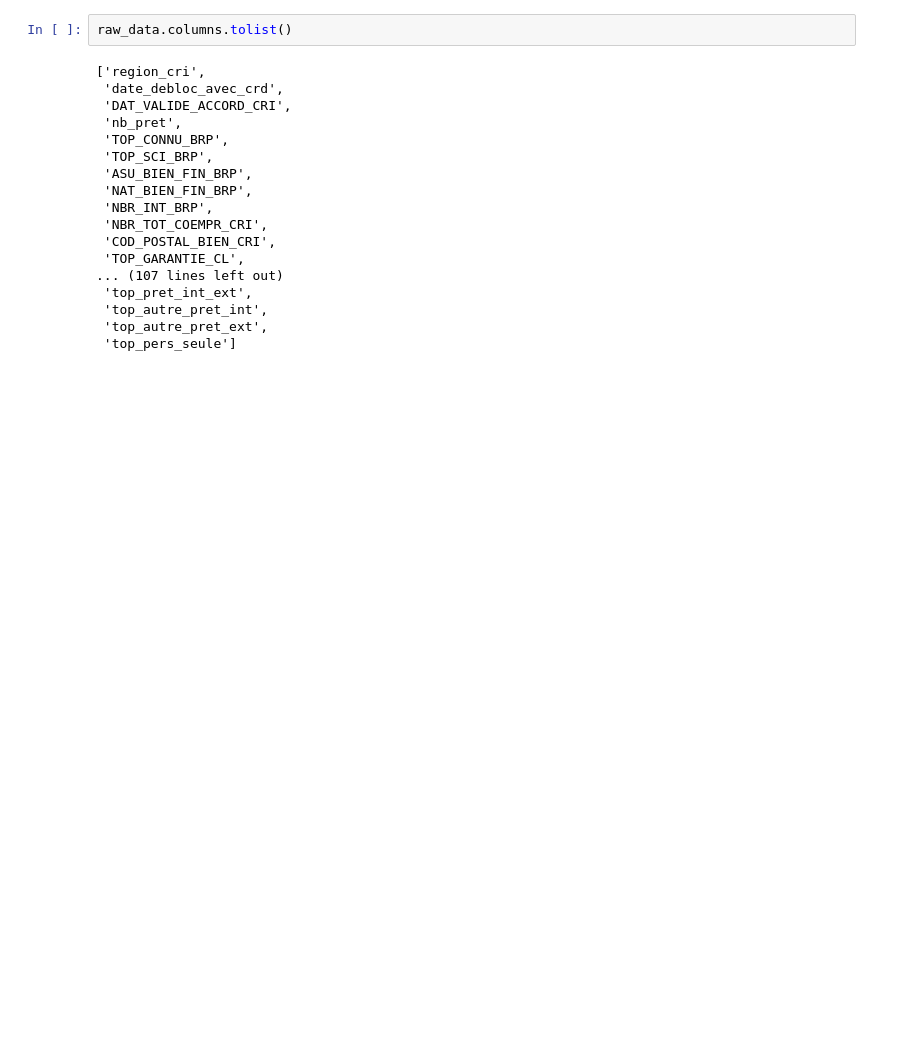
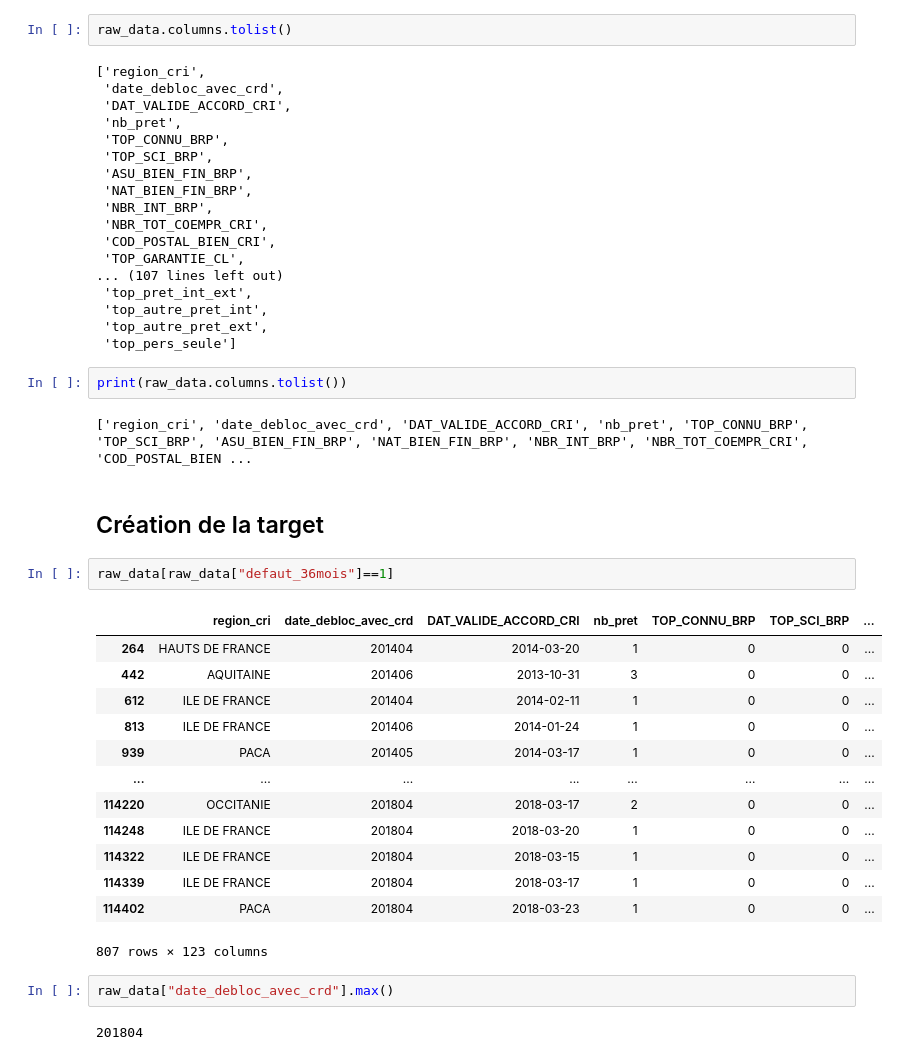
Before and after one commit to luciegaba/Real-Estate-Default-Modeling, a Jupyter notebook: notebook/projet.ipynb, the cells around one changed output. Cells and saved outputs as stored; diff of their text form; blank space fills up the shorter version.

```diff
--- a/notebook/projet.ipynb
+++ b/notebook/projet.ipynb
@@ -66,3 +66,29 @@ raw_data.columns.tolist()
  'top_autre_pret_int',
  'top_autre_pret_ext',
  'top_pers_seule']
+# %%
+print(raw_data.columns.tolist())
+# %% [output]
+['region_cri', 'date_debloc_avec_crd', 'DAT_VALIDE_ACCORD_CRI', 'nb_pret', 'TOP_CONNU_BRP', 'TOP_SCI_BRP', 'ASU_BIEN_FIN_BRP', 'NAT_BIEN_FIN_BRP', 'NBR_INT_BRP', 'NBR_TOT_COEMPR_CRI', 'COD_POSTAL_BIEN ...
+# %% [markdown]
+## Création de la target
+# %%
+raw_data[raw_data["defaut_36mois"]==1]
+# %% [output]
+|  | region_cri | date_debloc_avec_crd | DAT_VALIDE_ACCORD_CRI | nb_pret | TOP_CONNU_BRP | TOP_SCI_BRP | ... |
+| 264 | HAUTS DE FRANCE | 201404 | 2014-03-20 | 1 | 0 | 0 | ... |
+| 442 | AQUITAINE | 201406 | 2013-10-31 | 3 | 0 | 0 | ... |
+| 612 | ILE DE FRANCE | 201404 | 2014-02-11 | 1 | 0 | 0 | ... |
+| 813 | ILE DE FRANCE | 201406 | 2014-01-24 | 1 | 0 | 0 | ... |
+| 939 | PACA | 201405 | 2014-03-17 | 1 | 0 | 0 | ... |
+| ... | ... | ... | ... | ... | ... | ... | ... |
+| 114220 | OCCITANIE | 201804 | 2018-03-17 | 2 | 0 | 0 | ... |
+| 114248 | ILE DE FRANCE | 201804 | 2018-03-20 | 1 | 0 | 0 | ... |
+| 114322 | ILE DE FRANCE | 201804 | 2018-03-15 | 1 | 0 | 0 | ... |
+| 114339 | ILE DE FRANCE | 201804 | 2018-03-17 | 1 | 0 | 0 | ... |
+| 114402 | PACA | 201804 | 2018-03-23 | 1 | 0 | 0 | ... |
+807 rows × 123 columns
+# %%
+raw_data["date_debloc_avec_crd"].max()
+# %% [output]
+201804
```
Also changed, not shown: parts of 1 cell of this notebook, 2 other files.
